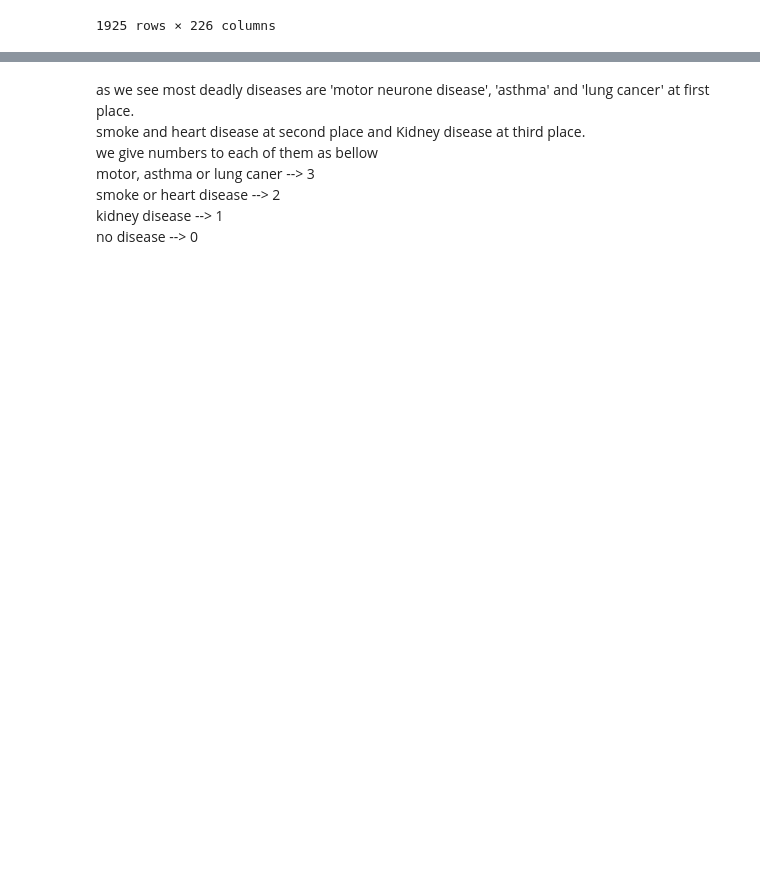
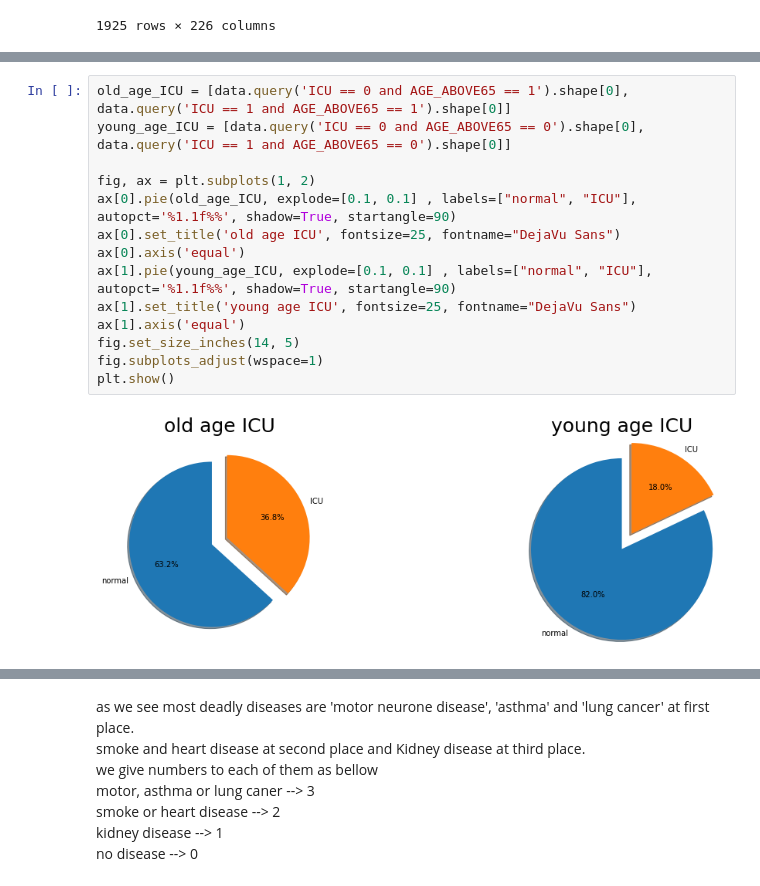
Before and after one commit to matinFT/ML-Project-Phase1, a Jupyter notebook: covid project.ipynb, the cells around one changed output, grey strips where cells are left out. Saved outputs shown, nothing was run; the diff lists cells and outputs as text; blank space fills up the shorter version.

```diff
--- a/covid project.ipynb
+++ b/covid project.ipynb
@@ -77,0 +90,16 @@ plt.show()
+# %%
+old_age_ICU = [data.query('ICU == 0 and AGE_ABOVE65 == 1').shape[0], data.query('ICU == 1 and AGE_ABOVE65 == 1').shape[0]]
+young_age_ICU = [data.query('ICU == 0 and AGE_ABOVE65 == 0').shape[0], data.query('ICU == 1 and AGE_ABOVE65 == 0').shape[0]]
+
+fig, ax = plt.subplots(1, 2)
+ax[0].pie(old_age_ICU, explode=[0.1, 0.1] , labels=["normal", "ICU"], autopct='%1.1f%%', shadow=True, startangle=90)
+ax[0].set_title('old age ICU', fontsize=25, fontname="DejaVu Sans")
+ax[0].axis('equal')
+ax[1].pie(young_age_ICU, explode=[0.1, 0.1] , labels=["normal", "ICU"], autopct='%1.1f%%', shadow=True, startangle=90)
+ax[1].set_title('young age ICU', fontsize=25, fontname="DejaVu Sans")
+ax[1].axis('equal')
+fig.set_size_inches(14, 5)
+fig.subplots_adjust(wspace=1)
+plt.show()
+# %% [output]
+[figure, added]
```
Also changed, not shown: parts of 23 cells of this notebook.
